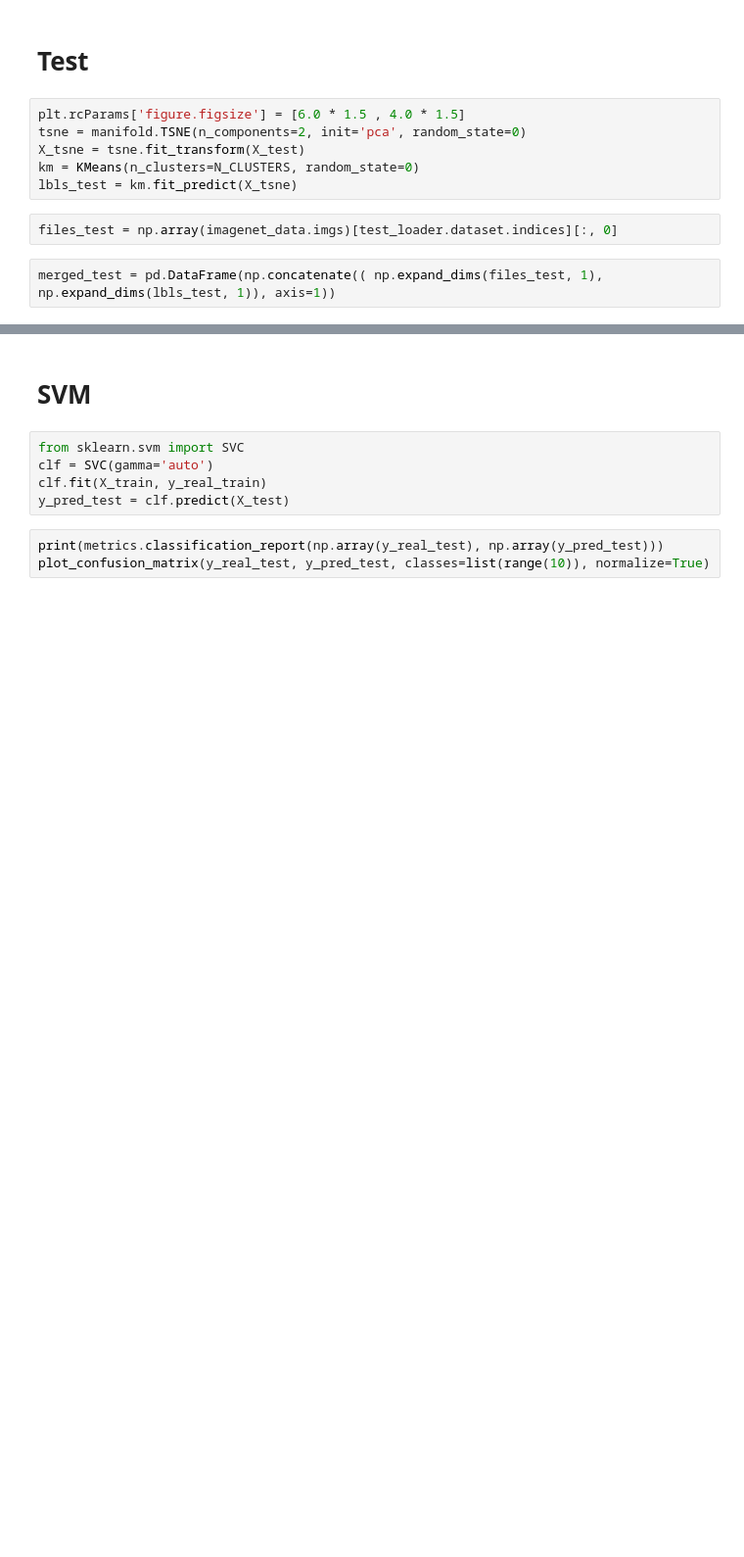
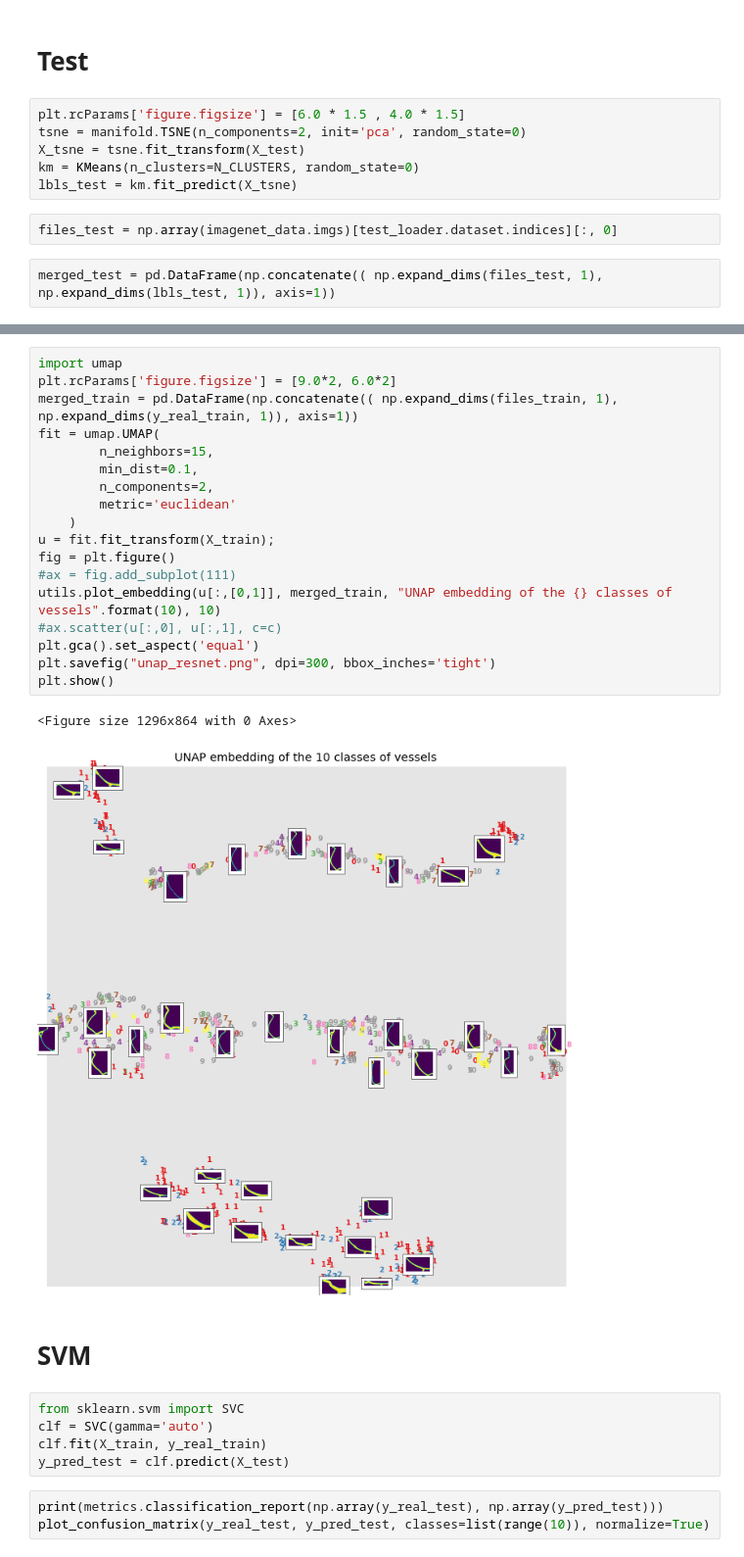
Before and after one commit to celiacintas/vasijas, a Jupyter notebook: pixel_unsupervised_vessels.ipynb, the cells around one changed output, grey strips where cells are left out. Shown at 98% size. Saved outputs shown, nothing was run; the diff lists cells and outputs as text; blank space fills up the shorter version.

Commit message:
resnet

```diff
--- a/pixel_unsupervised_vessels.ipynb
+++ b/pixel_unsupervised_vessels.ipynb
@@ -287,3 +294,24 @@ plt.show()
+# %%
+import umap
+plt.rcParams['figure.figsize'] = [9.0*2, 6.0*2]
+merged_train = pd.DataFrame(np.concatenate(( np.expand_dims(files_train, 1), np.expand_dims(y_real_train, 1)), axis=1))
+fit = umap.UMAP(
+        n_neighbors=15,
+        min_dist=0.1,
+        n_components=2,
+        metric='euclidean'
+    )
+u = fit.fit_transform(X_train);
+fig = plt.figure()
+#ax = fig.add_subplot(111)
+utils.plot_embedding(u[:,[0,1]], merged_train, "UNAP embedding of the {} classes of vessels".format(10), 10)
+#ax.scatter(u[:,0], u[:,1], c=c)
+plt.gca().set_aspect('equal')
+plt.savefig("unap_resnet.png", dpi=300, bbox_inches='tight')
+plt.show()
+# %% [output]
+<Figure size 1296x864 with 0 Axes>
+[figure, added]
 # %% [markdown]
 # SVM
 # %%
```
Also changed, not shown: parts of 16 cells of this notebook, 6 other files.
